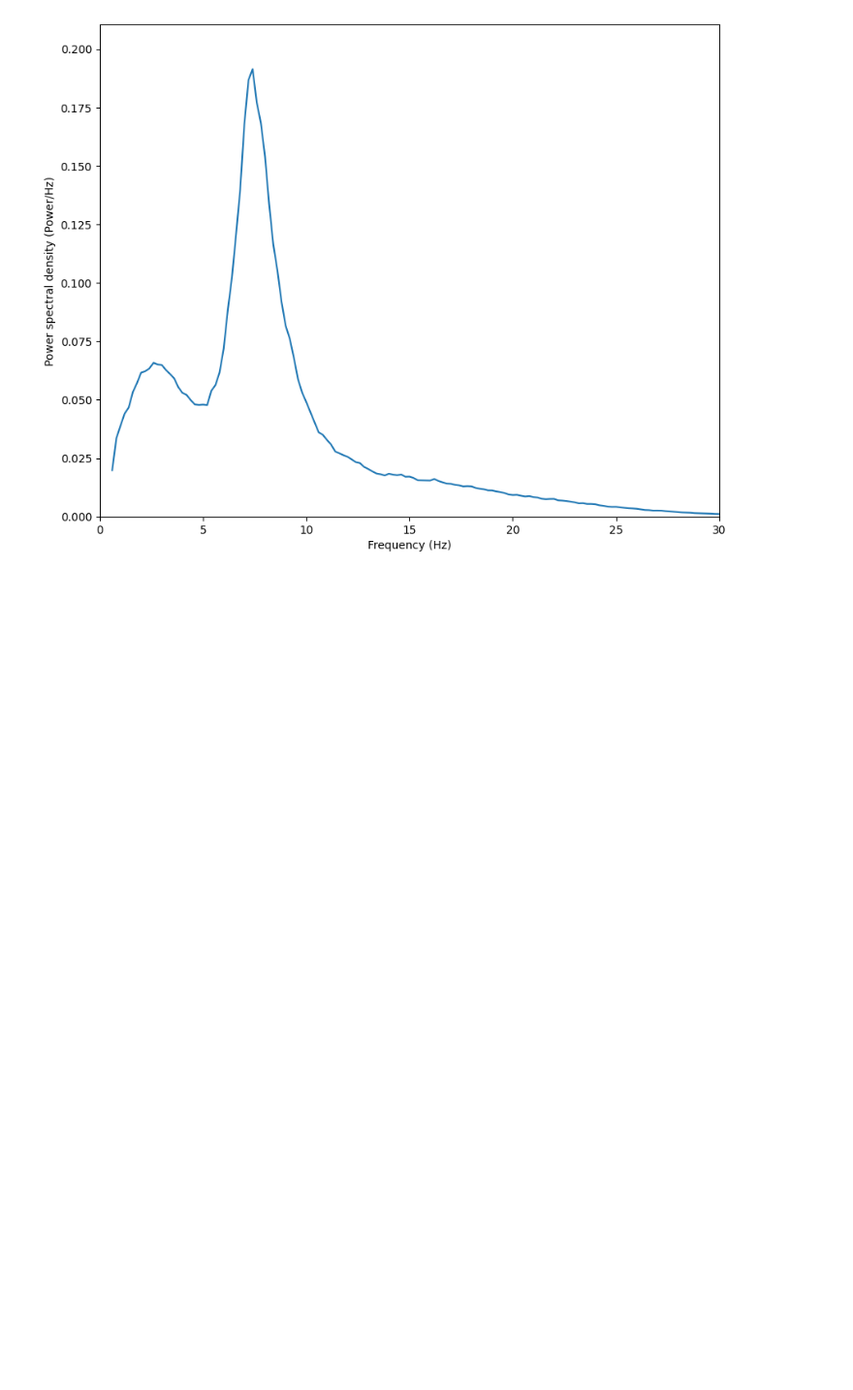
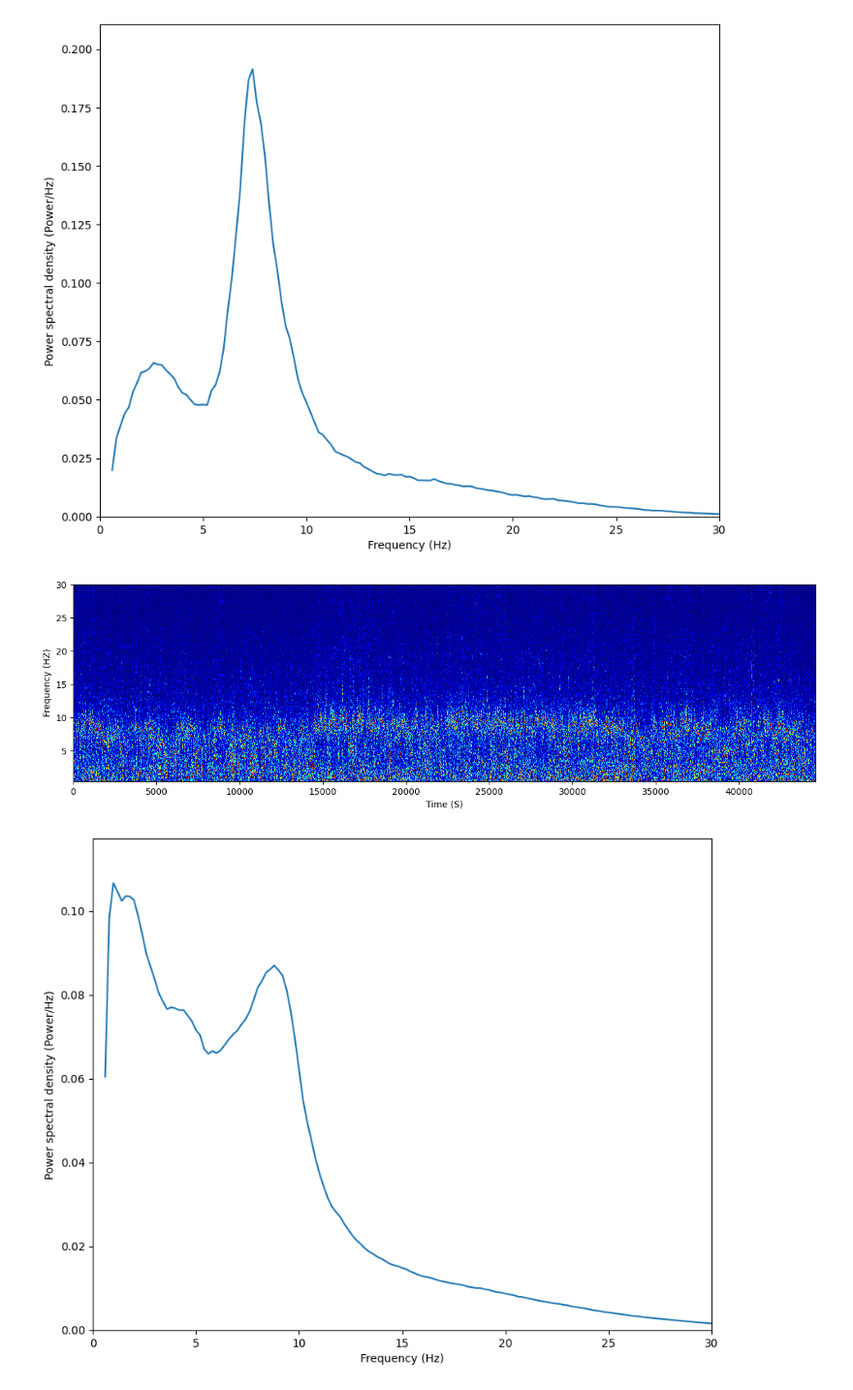
Before and after one commit to BryanWang0702/MiSleep, a Jupyter notebook: notebook/merge_state_data.ipynb, the cells around one changed output. Shown at 97% size. Drawn from its saved outputs; the diff is of its cells as text; code cells hidden in the pictures; blank space fills up the shorter version.

Commit message:
fixed bugs, the hour segment transfer result have problems. Add the merge state data

```diff
--- a/notebook/test_merge_data.ipynb
+++ b/notebook/merge_state_data.ipynb
@@ -39,3 +39,14 @@ fig, ax = plot_spectrum(freq, psd)
 # %% [output]
 [figure]
 [figure]
+# %%
+f, t, Sxx = spectrogram(signal=Wake_data.signals[0], sf=Wake_data.sf[0], window=10)
+
+fig, ax = plot_spectrogram(f, t, Sxx, percentile=99)
+
+
+freq, psd = spectrum(signal=Wake_data.signals[0], sf=Wake_data.sf[0])
+fig, ax = plot_spectrum(freq, psd)
+# %% [output]
+[figure, added]
+[figure, added]
```
Also changed, not shown: parts of 1 cell of this notebook, 6 other files.
